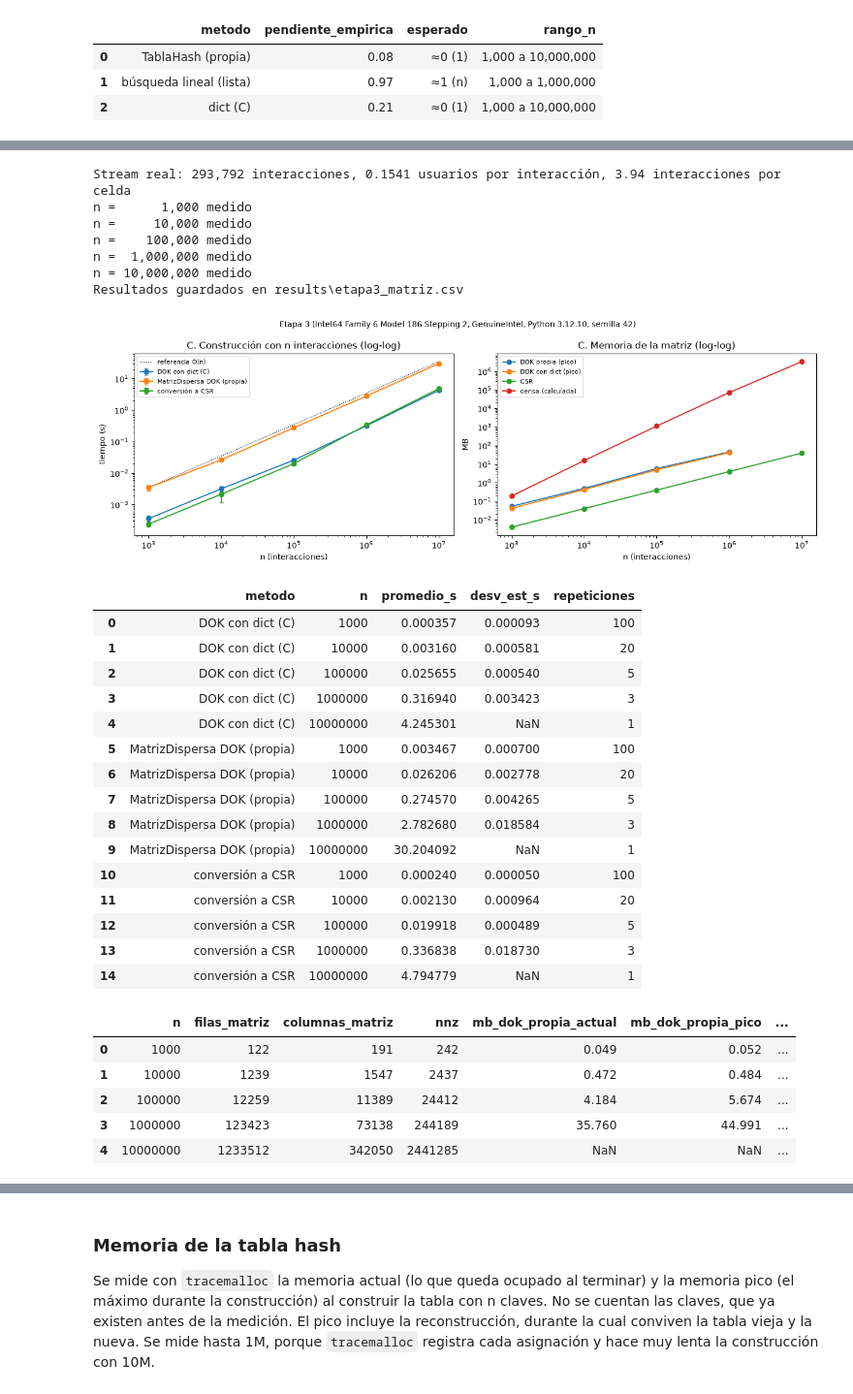
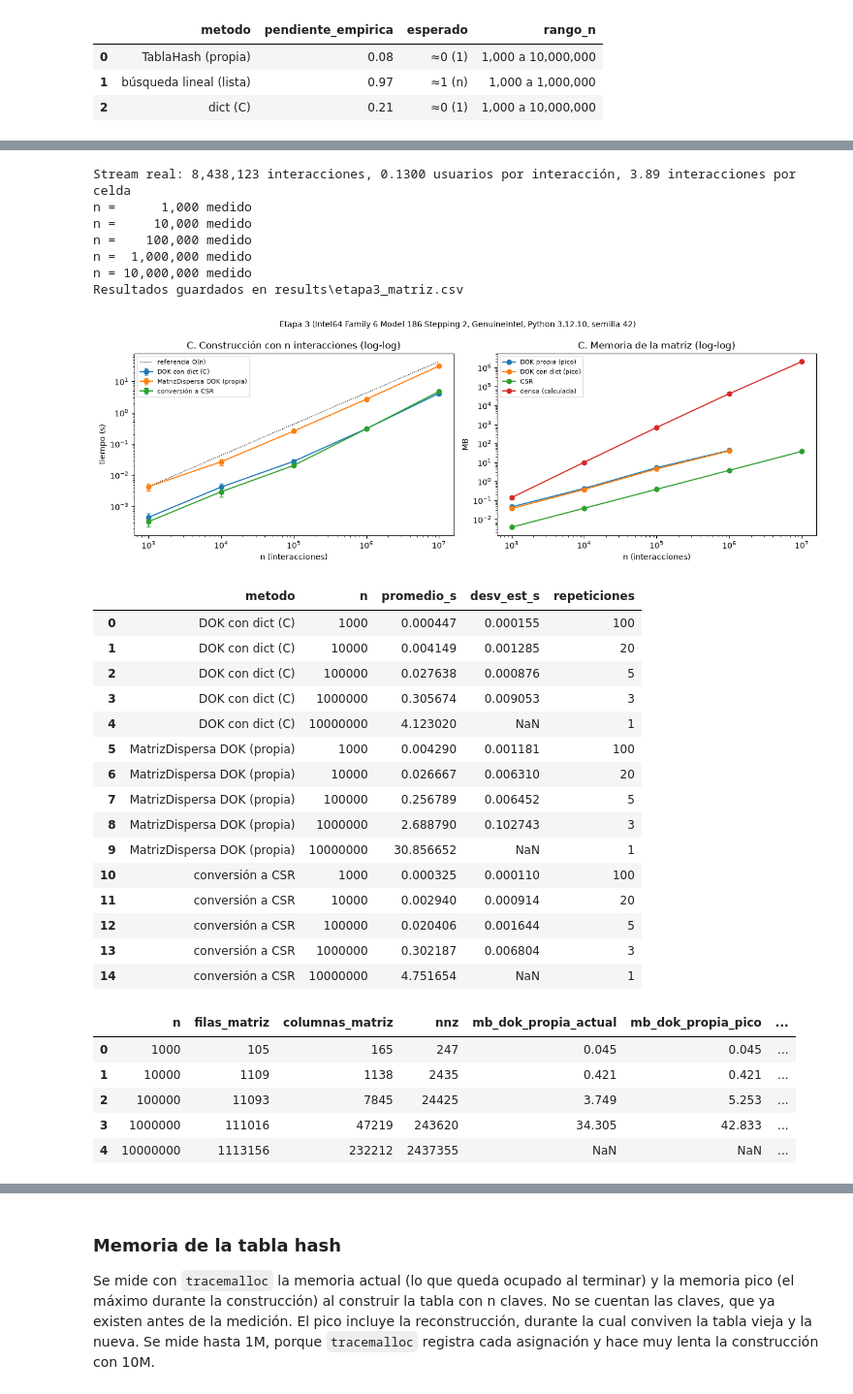
Before and after one commit to AlexanderPereda/proyecto_final_grupo1, a Jupyter notebook: notebooks/etapa3_almacenamiento_cache.ipynb, the cells around one changed output, grey strips where cells are left out. Shown at 97% size. Cells and saved outputs as stored; diff of their text form; code cells hidden in the pictures.

```diff
--- a/notebooks/etapa3_almacenamiento_cache.ipynb
+++ b/notebooks/etapa3_almacenamiento_cache.ipynb
@@ -75,7 +77,7 @@ from src import config
 from src.events import Event
 from src.stage3_storage import (CAPACIDAD_CACHE, PESOS, RUTA_CATALOGO, AlmacenCatalogo, CacheLRU,
                                 EtapaAlmacenamiento, MatrizDispersa, TablaHash, construir_archivo_catalogo,
-                                guardar_matriz, cargar_matriz)
+                                guardar_matriz, cargar_matriz, leer_eventos)
 
 SEED = config.SEED
 CATEGORIA = config.CATEGORIA
@@ -94,14 +96,20 @@ PLATAFORMA = {
     "semilla": SEED,
 }
 
-eventos = []
-with open(RUTA_EVENTOS_ETAPA2, encoding="utf-8") as archivo:
-    for linea in archivo:
-        eventos.extend(Event(**d) for d in json.loads(linea)["eventos"])
+tipos = Counter()
+secuencia = []          # parent_asin de cada evento con producto, en orden de servicio
+suma_pesos = 0.0
+t0 = time.perf_counter()
+for e in leer_eventos(RUTA_EVENTOS_ETAPA2):
+    tipos[e.event_type] += 1
+    if e.parent_asin is not None:
+        secuencia.append(sys.intern(e.parent_asin))
+        suma_pesos += PESOS.get(e.event_type, 0.0)
+n_eventos = sum(tipos.values())
 
 print(f"Categoría: {CATEGORIA}")
-print(f"Entrada: {len(eventos):,} eventos en orden de servicio")
+print(f"Entrada: {n_eventos:,} eventos en orden de servicio, leídos en {time.perf_counter() - t0:.0f} s")
 display(pd.Series(PLATAFORMA).to_frame("plataforma"))
-pd.Series(Counter(e.event_type for e in eventos)).sort_values(ascending=False).to_frame("eventos")
+pd.Series(tipos).sort_values(ascending=False).to_frame("eventos")
 # %% [output]
 Categoría: Office_Products
@@ -577,7 +584,6 @@ La tasa de aciertos no depende de la implementación, solo de la capacidad. La c
 # %%
-CAPACIDADES = [100, 1_000, 5_000, 10_000, 25_000, 50_000]
-REPETICIONES_B = 5
-secuencia = [e.parent_asin for e in eventos if e.parent_asin is not None]
+CAPACIDADES = [1_000, 10_000, 50_000, 100_000, 250_000]
+REPETICIONES_B = 3
 cota_superior = 1 - len(set(secuencia)) / len(secuencia)
 
 
@@ -697,13 +704,13 @@ Para n = 1K, 10K, 100K, 1M y 10M se mide el tiempo de construcción de la DOK pr
 # %%
 REPETICIONES_C = {1_000: 100, 10_000: 20, 100_000: 5, 1_000_000: 3, 10_000_000: 1}
 LIMITE_MEMORIA_C = 1_000_000
-reales = [(e.user_id, e.parent_asin, e.event_type) for e in eventos if e.event_type in PESOS]
-USUARIOS_POR_INTERACCION = len({u for u, _, _ in reales}) / len(reales)        # set solo para medir proporciones
-INTERACCIONES_POR_CELDA = len(reales) / len({(u, p) for u, p, _ in reales})
-FRECUENCIA_TIPO = Counter(t for _, _, t in reales)
+interacciones_reales = sum(tipos[t] for t in PESOS)
+USUARIOS_POR_INTERACCION = etapa.matriz.forma[0] / interacciones_reales
+INTERACCIONES_POR_CELDA = interacciones_reales / len(etapa.matriz.celdas)
+FRECUENCIA_TIPO = Counter({t: tipos[t] for t in PESOS})
 N_PRODUCTOS = len(almacen)
-EXPONENTE_ZIPF = 1.0
-print(f"Stream real: {len(reales):,} interacciones, {USUARIOS_POR_INTERACCION:.4f} usuarios por interacción, "
+EXPONENTE_ZIPF = 1.1
+print(f"Stream real: {interacciones_reales:,} interacciones, {USUARIOS_POR_INTERACCION:.4f} usuarios por interacción, "
       f"{INTERACCIONES_POR_CELDA:.2f} interacciones por celda")
 
 
@@ -800,53 +807,53 @@ for nombre, datos in resumen_c.groupby("metodo"):
     ax1.errorbar(datos["n"], datos["promedio_s"], yerr=datos["desv_est_s"], marker="o", capsize=3, label=nombre)
 base = resumen_c.query("metodo == 'MatrizDispersa DOK (propia)'").iloc[0]
 n_ref = np.array(TAMANOS, dtype=float)
 ax1.plot(n_ref, base["promedio_s"] * n_ref / base["n"], "k:", lw=1, label="referencia O(n)")
 for columna, nombre in [("mb_dok_propia_pico", "DOK propia (pico)"), ("mb_dok_dict_pico", "DOK con dict (pico)"),
                         ("mb_csr", "CSR"), ("mb_densa", "densa (calculada)")]:
     ax2.plot(memoria_c["n"], memoria_c[columna], marker="o", label=nombre)
 for ax, titulo, ylabel in [(ax1, "C. Construcción con n interacciones (log-log)", "tiempo (s)"),
                            (ax2, "C. Memoria de la matriz (log-log)", "MB")]:
     ax.set_xscale("log"); ax.set_yscale("log")
     ax.set_xlabel("n (interacciones)"); ax.set_ylabel(ylabel); ax.set_title(titulo); ax.legend(fontsize=8)
 plt.suptitle(f"Etapa 3 ({PLATAFORMA['procesador']}, Python {PLATAFORMA['python']}, semilla {SEED})", fontsize=10)
 plt.tight_layout()
 fig.savefig(CARPETA_RESULTADOS / "etapa3_matriz.png", dpi=150)
 plt.show()
 
 display(resumen_c.round(6))
 display(memoria_c.round({"mb_dok_propia_actual": 3, "mb_dok_propia_pico": 3, "mb_dok_dict_actual": 3,
                          "mb_dok_dict_pico": 3, "mb_csr": 3, "mb_densa": 1, "densidad": 8}))
 pendientes(resumen_c, "promedio_s", {"MatrizDispersa DOK (propia)": "≈1 (n)", "DOK con dict (C)": "≈1 (n)",
                                      "conversión a CSR": "≈1-1.1 (nnz log nnz)"})
 # %% [output]
-Stream real: 293,792 interacciones, 0.1541 usuarios por interacción, 3.94 interacciones por celda
+Stream real: 8,438,123 interacciones, 0.1300 usuarios por interacción, 3.89 interacciones por celda
 n =      1,000 medido
 n =     10,000 medido
 n =    100,000 medido
 n =  1,000,000 medido
 n = 10,000,000 medido
 Resultados guardados en results\etapa3_matriz.csv
 [figure]
 |  | metodo | n | promedio_s | desv_est_s | repeticiones |
-| 0 | DOK con dict (C) | 1000 | 0.000357 | 0.000093 | 100 |
-| 1 | DOK con dict (C) | 10000 | 0.003160 | 0.000581 | 20 |
-| 2 | DOK con dict (C) | 100000 | 0.025655 | 0.000540 | 5 |
-| 3 | DOK con dict (C) | 1000000 | 0.316940 | 0.003423 | 3 |
-| 4 | DOK con dict (C) | 10000000 | 4.245301 | NaN | 1 |
-| 5 | MatrizDispersa DOK (propia) | 1000 | 0.003467 | 0.000700 | 100 |
-| 6 | MatrizDispersa DOK (propia) | 10000 | 0.026206 | 0.002778 | 20 |
-| 7 | MatrizDispersa DOK (propia) | 100000 | 0.274570 | 0.004265 | 5 |
-| 8 | MatrizDispersa DOK (propia) | 1000000 | 2.782680 | 0.018584 | 3 |
-| 9 | MatrizDispersa DOK (propia) | 10000000 | 30.204092 | NaN | 1 |
-| 10 | conversión a CSR | 1000 | 0.000240 | 0.000050 | 100 |
-| 11 | conversión a CSR | 10000 | 0.002130 | 0.000964 | 20 |
-| 12 | conversión a CSR | 100000 | 0.019918 | 0.000489 | 5 |
-| 13 | conversión a CSR | 1000000 | 0.336838 | 0.018730 | 3 |
-| 14 | conversión a CSR | 10000000 | 4.794779 | NaN | 1 |
+| 0 | DOK con dict (C) | 1000 | 0.000447 | 0.000155 | 100 |
+| 1 | DOK con dict (C) | 10000 | 0.004149 | 0.001285 | 20 |
+| 2 | DOK con dict (C) | 100000 | 0.027638 | 0.000876 | 5 |
+| 3 | DOK con dict (C) | 1000000 | 0.305674 | 0.009053 | 3 |
+| 4 | DOK con dict (C) | 10000000 | 4.123020 | NaN | 1 |
+| 5 | MatrizDispersa DOK (propia) | 1000 | 0.004290 | 0.001181 | 100 |
+| 6 | MatrizDispersa DOK (propia) | 10000 | 0.026667 | 0.006310 | 20 |
+| 7 | MatrizDispersa DOK (propia) | 100000 | 0.256789 | 0.006452 | 5 |
+| 8 | MatrizDispersa DOK (propia) | 1000000 | 2.688790 | 0.102743 | 3 |
+| 9 | MatrizDispersa DOK (propia) | 10000000 | 30.856652 | NaN | 1 |
+| 10 | conversión a CSR | 1000 | 0.000325 | 0.000110 | 100 |
+| 11 | conversión a CSR | 10000 | 0.002940 | 0.000914 | 20 |
+| 12 | conversión a CSR | 100000 | 0.020406 | 0.001644 | 5 |
+| 13 | conversión a CSR | 1000000 | 0.302187 | 0.006804 | 3 |
+| 14 | conversión a CSR | 10000000 | 4.751654 | NaN | 1 |
 |  | n | filas_matriz | columnas_matriz | nnz | mb_dok_propia_actual | mb_dok_propia_pico | ... |
-| 0 | 1000 | 122 | 191 | 242 | 0.049 | 0.052 | ... |
-| 1 | 10000 | 1239 | 1547 | 2437 | 0.472 | 0.484 | ... |
-| 2 | 100000 | 12259 | 11389 | 24412 | 4.184 | 5.674 | ... |
-| 3 | 1000000 | 123423 | 73138 | 244189 | 35.760 | 44.991 | ... |
-| 4 | 10000000 | 1233512 | 342050 | 2441285 | NaN | NaN | ... |
+| 0 | 1000 | 105 | 165 | 247 | 0.045 | 0.045 | ... |
+| 1 | 10000 | 1109 | 1138 | 2435 | 0.421 | 0.421 | ... |
+| 2 | 100000 | 11093 | 7845 | 24425 | 3.749 | 5.253 | ... |
+| 3 | 1000000 | 111016 | 47219 | 243620 | 34.305 | 42.833 | ... |
+| 4 | 10000000 | 1113156 | 232212 | 2437355 | NaN | NaN | ... |
 |  | metodo | pendiente_empirica | esperado | rango_n |
```
Also changed, not shown: parts of 17 cells of this notebook, 6 other files.
